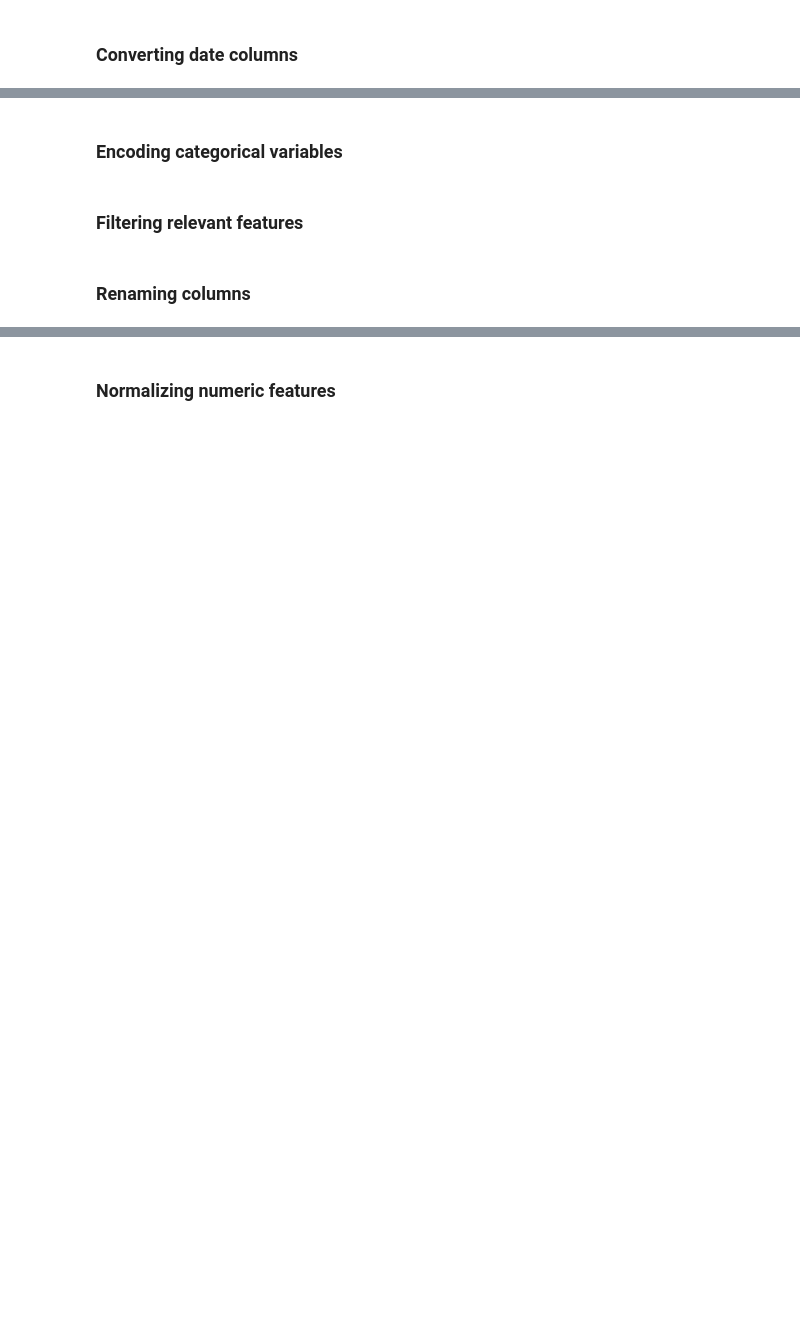
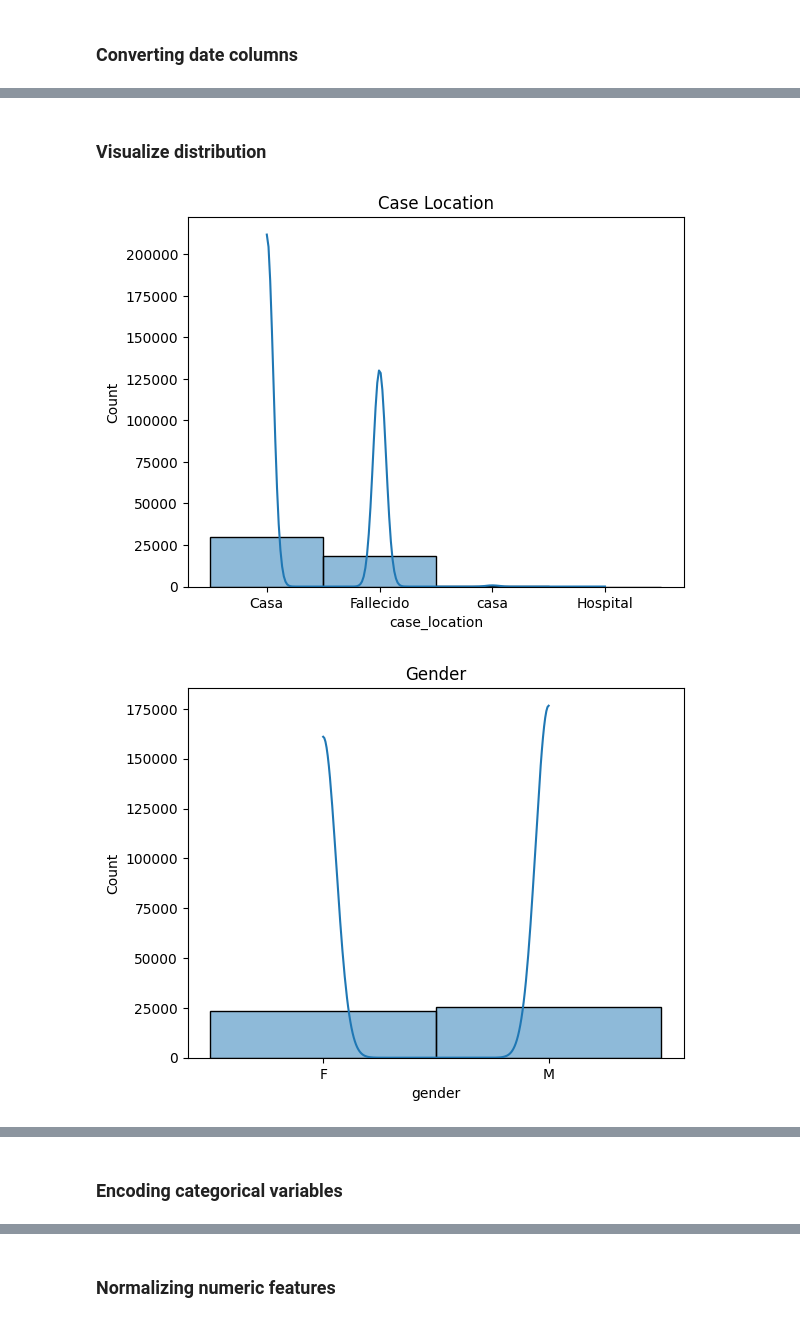
Before and after one commit to FaresDarghouth/supervised-ml-models, a Jupyter notebook: classification-covid19/covid19.ipynb, the cells around one changed output, grey strips where cells are left out. Saved outputs shown, nothing was run; the diff lists cells and outputs as text; code cells hidden in the pictures; blank space fills up the shorter version.

```diff
--- a/classification-covid19/covid19.ipynb
+++ b/classification-covid19/covid19.ipynb
@@ -226,6 +360,6 @@ df.drop(columns=['death_date'], inplace=True)
 # %% [markdown]
 ### Converting date columns
 # %%
-date_columns = ["report_date", "notification_date", "symptom_start_date", "diagnosis_date", "recovery_date"]
+date_columns = ["symptom_start_date", "diagnosis_date"]
 for col in date_columns:
     df[col] = pd.to_datetime(df[col], errors='coerce')
@@ -231,0 +384,15 @@ for col in date_columns:
+# %% [markdown]
+### Visualize distribution
+# %%
+sns.histplot(df['case_location'], kde=True)
+plt.title('Case Location')
+plt.show()
+sns.histplot(df['gender'], kde=True)
+plt.title('Gender')
+plt.show()
+sns.histplot(df['contagion_type'], kde=True)
+plt.title('Contagion Type')
+plt.show()
+# %% [output]
+[figure, added]
+[figure, added]
@@ -236,2 +401,0 @@ df = pd.get_dummies(df, columns=["gender", "contagion_type", "status", "recovere
-# %% [markdown]
-### Filtering relevant features
@@ -244,2 +401,0 @@ df = df[relevant_features]
-# %% [markdown]
-### Renaming columns
```
Also changed, not shown: parts of 32 cells of this notebook.
